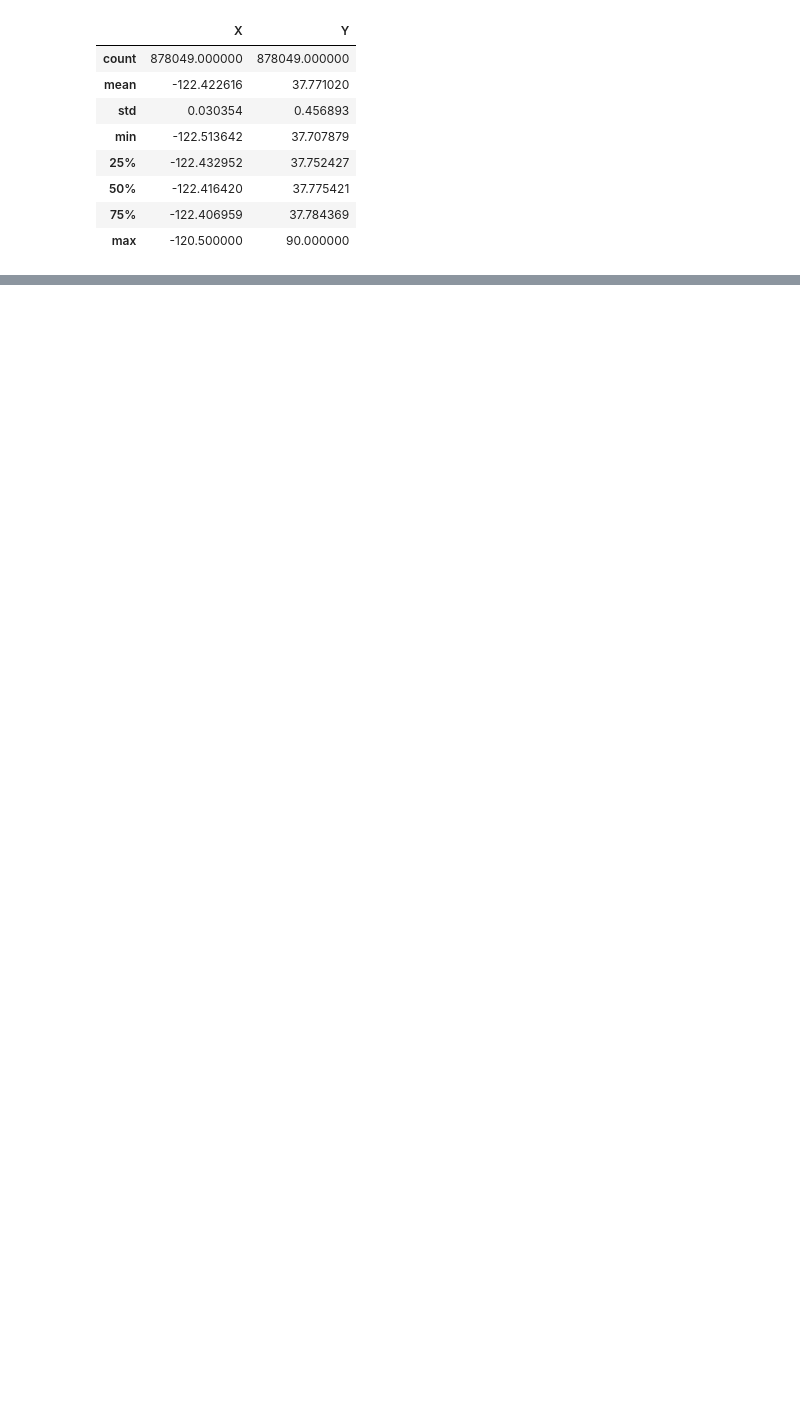
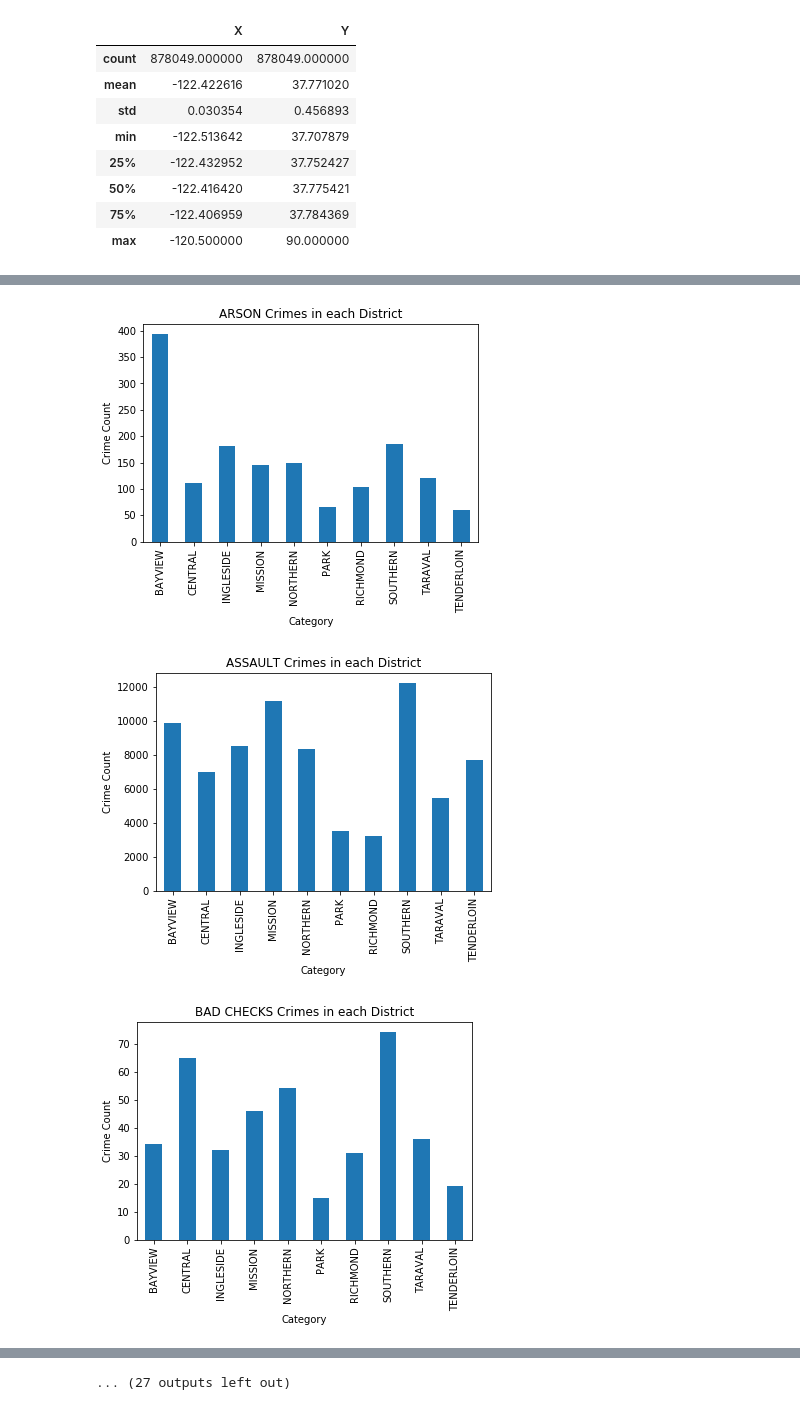
Before and after one commit to General4077/cs433Final, a Jupyter notebook: sf_crime_casestudy.ipynb, the cells around one changed output, grey strips where cells are left out. Cells and saved outputs as stored; diff of their text form; code cells hidden in the pictures; blank space fills up the shorter version.

```diff
--- a/sf_crime_casestudy.ipynb
+++ b/sf_crime_casestudy.ipynb
@@ -56,0 +223,14 @@ To change this limit, set the config variable
+# %%
+%matplotlib inline
+# crime counts in each district by crimes
+grouped_districts=data.groupby(["Category"])
+for adist,distgroup in grouped_districts:
+    crime_plot = distgroup.groupby(["PdDistrict"]).count()['Dates'].plot.bar()
+    ttitle = "{} Crimes in each District".format(adist)
+    props={'title': ttitle, 'xlabel':'Category','ylabel':'Crime Count'}
+    crime_plot.set(**props)
+    plt.show()
+# %% [output]
+[figure, added]
+[figure, added]
+[figure, added]
@@ -56,0 +246 @@ To change this limit, set the config variable
+... (27 outputs left out)
```
Also changed, not shown: parts of 26 cells of this notebook.
